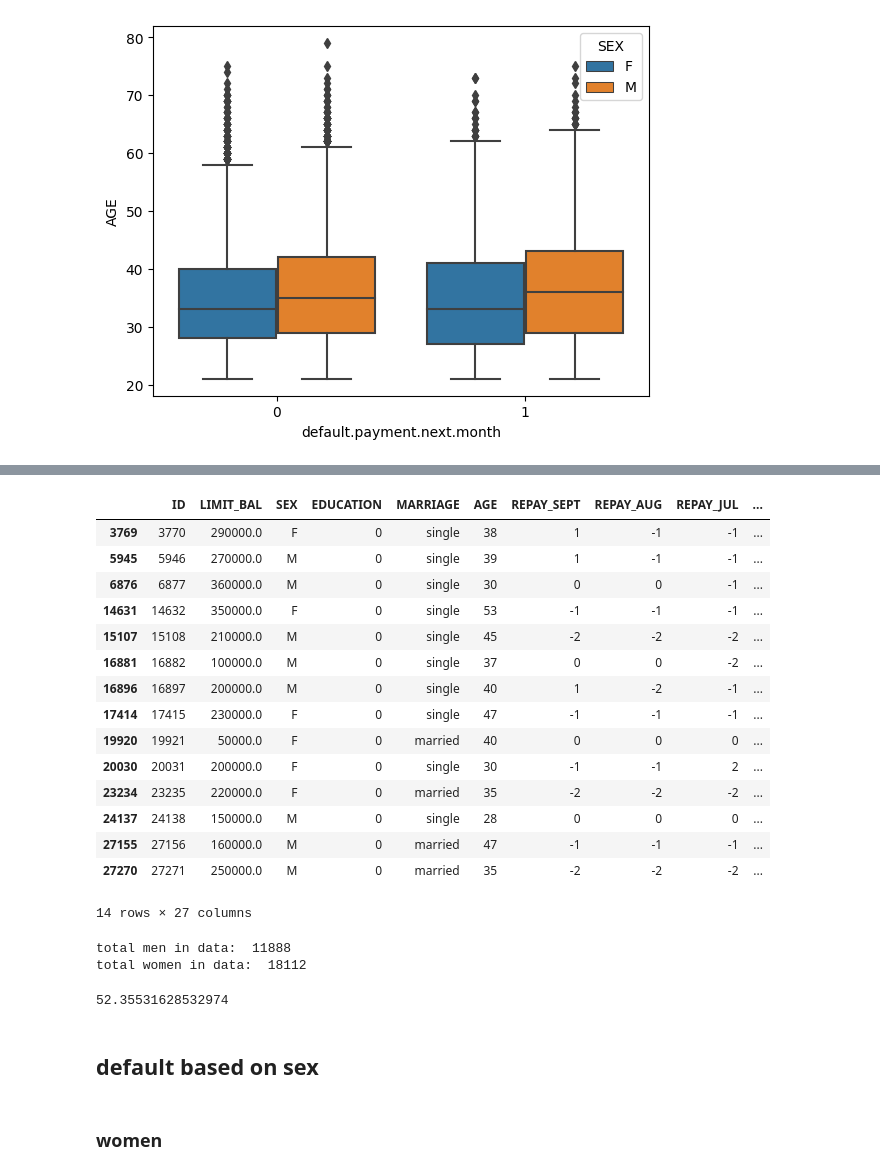
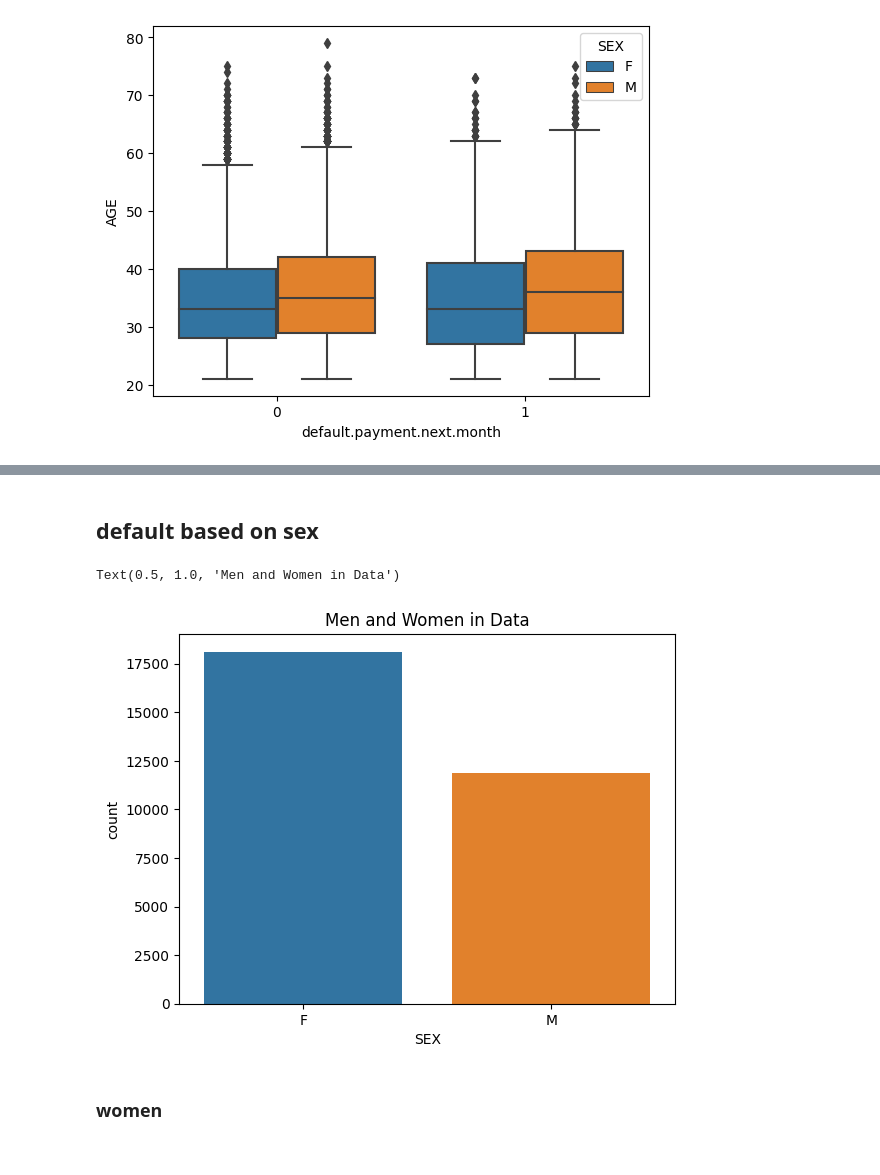
Before and after one commit to AnshikaJain2405/OrionDataAnalyticsInternshipJul23, a Jupyter notebook: notebooks/EDA.ipynb, the cells around one changed output, grey strips where cells are left out. Saved outputs shown, nothing was run; the diff lists cells and outputs as text; code cells hidden in the pictures.

```diff
--- a/notebooks/EDA.ipynb
+++ b/notebooks/EDA.ipynb
@@ -462,39 +467,12 @@ sns.boxplot(data=df, x = df['default.payment.next.month'], y = df['LIMIT_BAL'],
-# %%
-zero = df[df['EDUCATION']==0]
-zero
-# %% [output]
-|  | ID | LIMIT_BAL | SEX | EDUCATION | MARRIAGE | AGE | REPAY_SEPT | REPAY_AUG | REPAY_JUL | ... |
-| 3769 | 3770 | 290000.0 | F | 0 | single | 38 | 1 | -1 | -1 | ... |
-| 5945 | 5946 | 270000.0 | M | 0 | single | 39 | 1 | -1 | -1 | ... |
-| 6876 | 6877 | 360000.0 | M | 0 | single | 30 | 0 | 0 | -1 | ... |
-| 14631 | 14632 | 350000.0 | F | 0 | single | 53 | -1 | -1 | -1 | ... |
-| 15107 | 15108 | 210000.0 | M | 0 | single | 45 | -2 | -2 | -2 | ... |
-| 16881 | 16882 | 100000.0 | M | 0 | single | 37 | 0 | 0 | -2 | ... |
-| 16896 | 16897 | 200000.0 | M | 0 | single | 40 | 1 | -2 | -1 | ... |
-| 17414 | 17415 | 230000.0 | F | 0 | single | 47 | -1 | -1 | -1 | ... |
-| 19920 | 19921 | 50000.0 | F | 0 | married | 40 | 0 | 0 | 0 | ... |
-| 20030 | 20031 | 200000.0 | F | 0 | single | 30 | -1 | -1 | 2 | ... |
-| 23234 | 23235 | 220000.0 | F | 0 | married | 35 | -2 | -2 | -2 | ... |
-| 24137 | 24138 | 150000.0 | M | 0 | single | 28 | 0 | 0 | 0 | ... |
-| 27155 | 27156 | 160000.0 | M | 0 | married | 47 | -1 | -1 | -1 | ... |
-| 27270 | 27271 | 250000.0 | M | 0 | married | 35 | -2 | -2 | -2 | ... |
-14 rows × 27 columns
-# %%
-men = df[df['SEX']=='M']
-print("total men in data: ",men.shape[0])
-
-women = df[df['SEX']=='F']
-print("total women in data: ", women.shape[0])
-
-diff = women.shape[0]-men.shape[0]
-percentage = (diff/men.shape[0])*100
-percentage
-# %% [output]
-total men in data:  11888
-total women in data:  18112
-52.35531628532974
 # %% [markdown]
 ## default based on sex
+# %%
+sns.countplot(data=df, x= df['SEX'])
+plt.title("Men and Women count in Data")
+#number of women in data is more than men
+# %% [output]
+Text(0.5, 1.0, 'Men and Women in Data')
+[figure, added]
 # %% [markdown]
 ### women
 # %%
```
Also changed, not shown: parts of 87 cells of this notebook.
